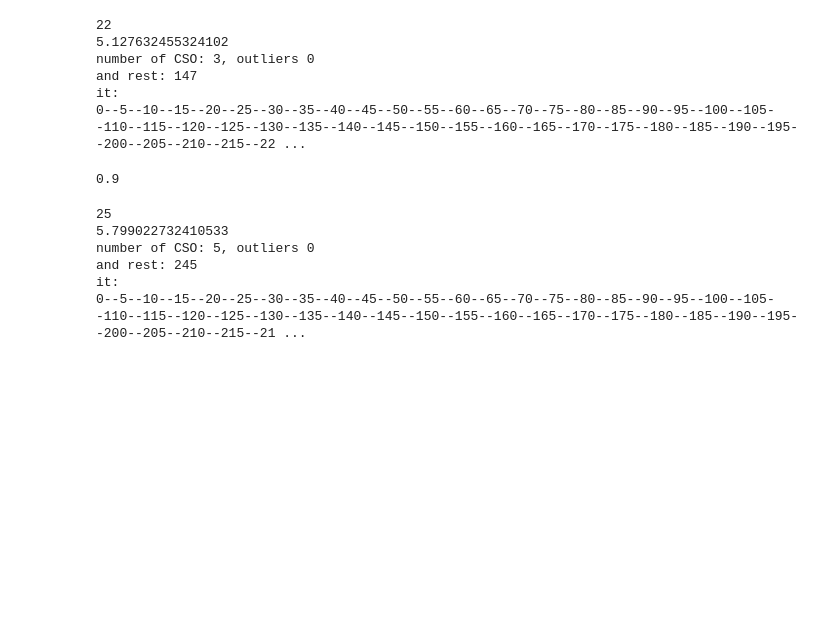
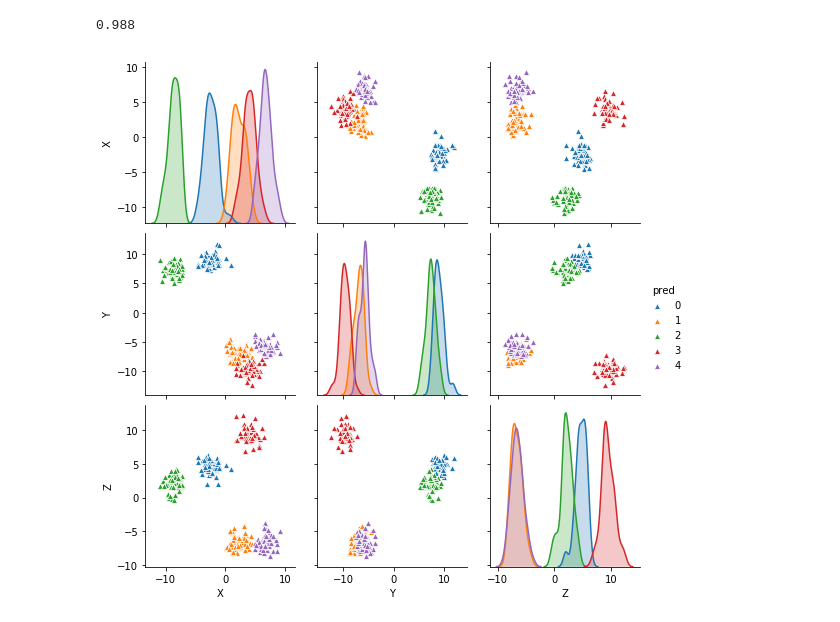
Before and after one commit to msarrias/unsupervised-learning-algorithms, a Jupyter notebook: 02-FLAME-fuzzy-clustering-testcases.ipynb, the cells around one changed output. Cells and saved outputs as stored; diff of their text form; code cells hidden in the pictures; blank space fills up the shorter version.

Commit message:
updated test cases FLAME

```diff
--- a/02-FLAME-fuzzy-clustering-testcases.ipynb
+++ b/02-FLAME-fuzzy-clustering-testcases.ipynb
@@ -6,0 +10,3 @@ from FLAME import *
+# %%
+blobs_FLAME = FLAME(X, 20, -3, verbose = True)
+blobs_FLAME.fit_FLAME()
@@ -7 +20,12 @@ from FLAME import *
+# %%
+sum(Y == blobs_FLAME.clusters_pred) / len(Y)
+# %% [output]
+0.988
+# %%
+df = pd.DataFrame(X, columns=['X', 'Y', 'Z'])
+df['pred'] = blobs_FLAME.clusters_pred
+sns.pairplot(df, hue="pred", plot_kws={"marker":"^"})
+plt.show()
+# %% [output]
+[figure, added]
 # %%
@@ -11,15 +36,0 @@ labels = iris.target
-# %%
-N, _ = X.shape
-test = FLAME(X,20, -2, verbose=True)
-test.fit_FLAME()
-# %% [output]
-22
-5.127632455324102
-number of CSO: 3, outliers 0
-and rest: 147
-it:
-0--5--10--15--20--25--30--35--40--45--50--55--60--65--70--75--80--85--90--95--100--105--110--115--120--125--130--135--140--145--150--155--160--165--170--175--180--185--190--195--200--205--210--215--22 ...
-# %%
-sum(labels == test.clusters_pred)/len(labels)
-# %% [output]
-0.9
@@ -29,10 +36,0 @@ X, Y = make_blobs(n_samples=250, centers=5, n_features=3, random_state=42)
-# %%
-test2 = FLAME(X,20,-3,verbose=True)
-test2.fit_FLAME()
-# %% [output]
-25
-5.799022732410533
-number of CSO: 5, outliers 0
-and rest: 245
-it:
-0--5--10--15--20--25--30--35--40--45--50--55--60--65--70--75--80--85--90--95--100--105--110--115--120--125--130--135--140--145--150--155--160--165--170--175--180--185--190--195--200--205--210--215--21 ...
```
Also changed, not shown: parts of 6 cells of this notebook, 1 other file.
